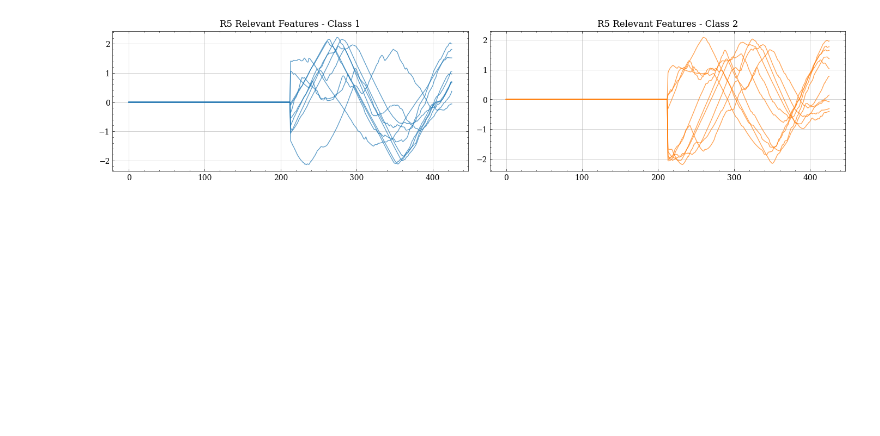
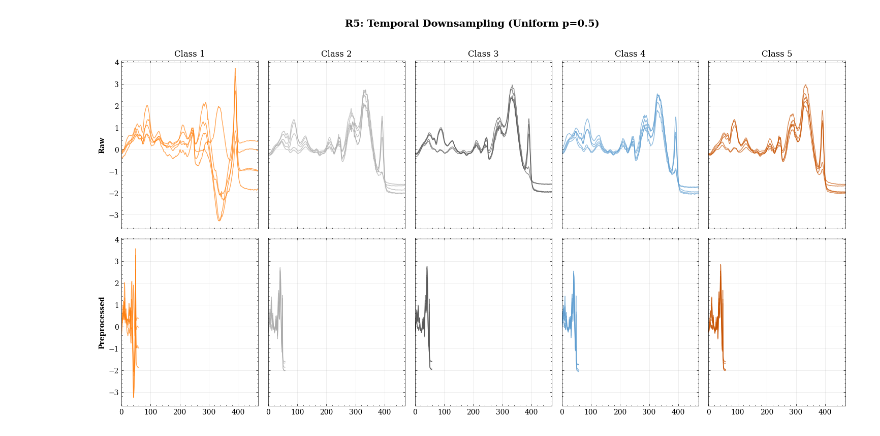
Before and after one commit to LarsBoecking/data-centric-ai, a Jupyter notebook: notebooks/visualize_data_centric.ipynb, the cells around one changed output. Drawn from its saved outputs; the diff is of its cells as text; code cells hidden in the pictures; blank space fills up the shorter version.

```diff
--- a/notebooks/visualize_data_centric.ipynb
+++ b/notebooks/visualize_data_centric.ipynb
@@ -94,10 +84,9 @@ plot_data(X_train, y_train, y_gt=y_train_raw, title="R1 Feature Quality")
 # %%
-strategy = DataCentricStrategy.from_config({
-    "type": "length_reduction",
-    "mode": "random",
+plot_data({
+    "type": "temporal_downsampling",
+    "mode": "uniform",
     "params": {
-        "reduction_fraction": 0.5,
+        "p": 0.5,
     }
-})
-X_train, y_train = strategy.apply(X_train_raw, y_train_raw)
+}, X_train_raw, y_train_raw, "R5: Temporal Downsampling (Uniform p=0.5)")
 # %% [output]
@@ -110,4 +98 @@ X_train, y_train = strategy.apply(X_train_raw, y_train_raw)
+[figure, added]
-# %%
-plot_data(X_train, y_train, y_gt=y_train_raw, title="R5 Relevant Features")
-# %% [output]
-[figure, removed]
```
Also changed, not shown: parts of 9 cells of this notebook, 11 other files.
